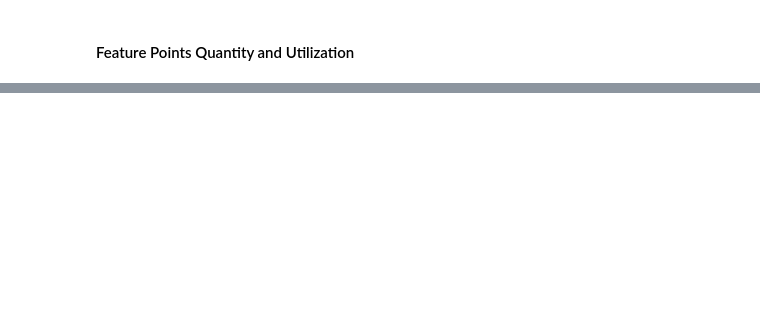
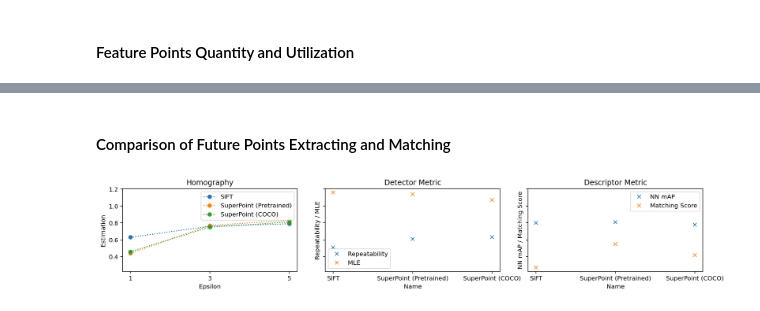
Before and after one commit to Unbinilium/DeepSfM, a Jupyter notebook: src/Features-Matching.ipynb, the cells around one changed output, grey strips where cells are left out. Drawn from its saved outputs; the diff is of its cells as text; code cells hidden in the pictures; blank space fills up the shorter version.

Commit message:
Add overall quality comparison

```diff
--- a/src/Features-Matching.ipynb
+++ b/src/Features-Matching.ipynb
@@ -557,0 +558,2 @@ display_quantity_and_utilization(points_counts, matches_counts)
+# %% [markdown]
+#### Comparison of Future Points Extracting and Matching
@@ -557,0 +610,42 @@ display_quantity_and_utilization(points_counts, matches_counts)
+# %%
+def display_overall_quality(homography, detector, descriptor):
+    fig, ax = plt.subplots(1, 3, figsize=(14.5, 3), constrained_layout=True, sharey=True)
+    fig.set_dpi(plot_dpi)
+    fig.tight_layout(pad=3)
+
+    ax[0].set_title('Homography')
+    ax[0].set_xlabel('Epsilon')
+    ax[0].set_ylabel('Estimation')
+    for (k, v) in homography.items():
+        y = [e for (_, e) in v.items()]
+        x = [e for (e, _) in v.items()]
+        ax[0].plot(x, y, linestyle=':', marker='o', label=k)
+        ax[0].legend()
+
+    ax[1].set_title('Detector Metric')
+    ax[1].set_xlabel('Name')
+    ax[1].set_ylabel('Repeatability / MLE')
+    x = [n for (n, _) in detector.items()]
+    ys = {
+        'Repeatability': [p['Repeatability'] for (_, p) in detector.items()],
+        'MLE': [p['MLE'] for (_, p) in detector.items()]
+    }
+    for (k, y) in ys.items():
+        ax[1].plot(x, y, linestyle='', marker='x', label=k)
+        ax[1].legend()
+
+    ax[2].set_title('Descriptor Metric')
+    ax[2].set_xlabel('Name')
+    ax[2].set_ylabel('NN mAP / Matching Score')
+    ys = {
+        'NN mAP': [p['NN mAP'] for (_, p) in descriptor.items()],
+        'Matching Score': [p['Matching Score'] for (_, p) in descriptor.items()]
+    }
+    for (k, y) in ys.items():
+        ax[2].plot(x, y, linestyle='', marker='x', label=k)
+        ax[2].legend()
+
+
+display_overall_quality(homography_estimation, detector_metric, descriptor_metric)
+# %% [output]
+[figure, added]
```
Also changed, not shown: parts of 15 cells of this notebook.
